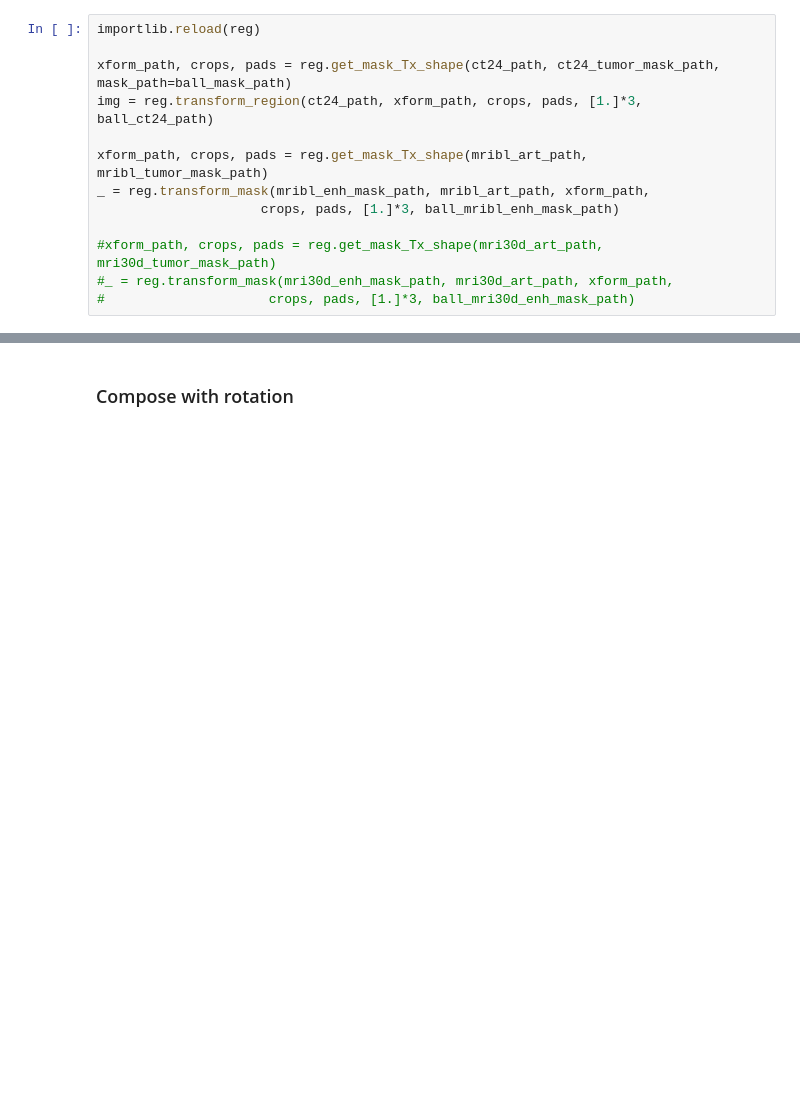
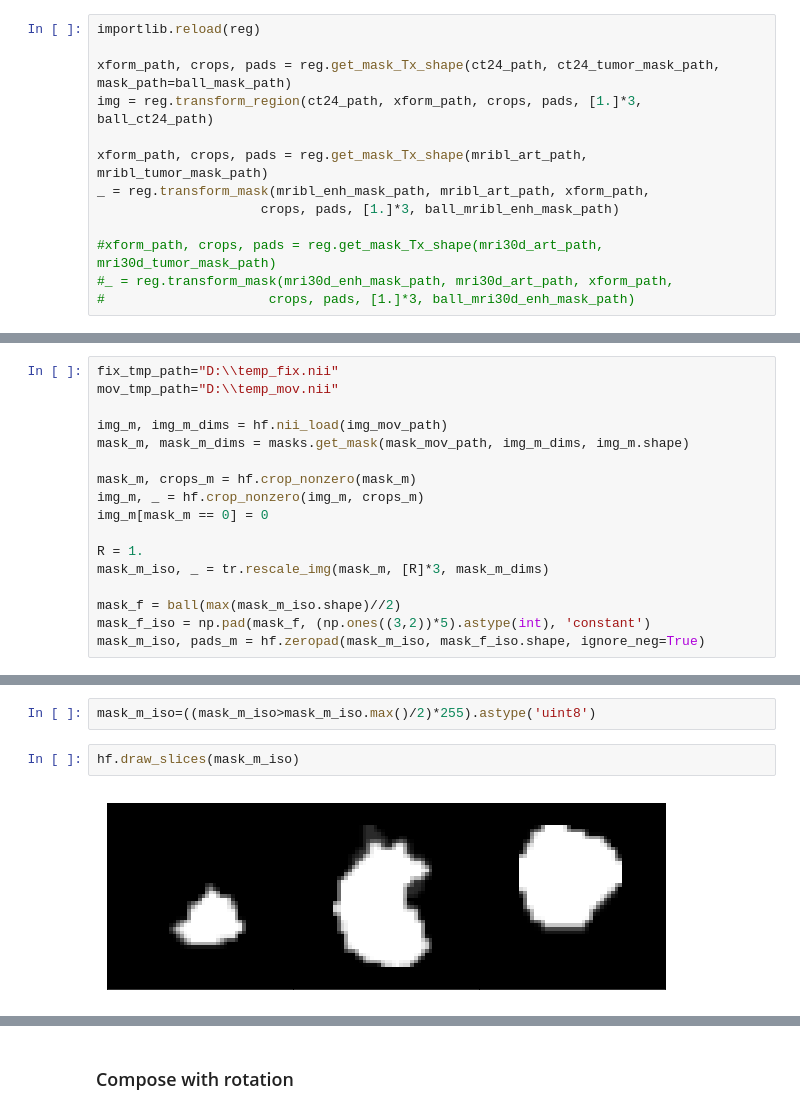
Before and after one commit to clintonjwang/lipiodol, a Jupyter notebook: data-retriever.ipynb, the cells around one changed output, grey strips where cells are left out. Drawn from its saved outputs; the diff is of its cells as text; blank space fills up the shorter version.

```diff
--- a/data-retriever.ipynb
+++ b/data-retriever.ipynb
@@ -204,0 +285,17 @@ img, dims = hf.nii_load("D:\\temp_fix.nii")
+# %%
+fix_tmp_path="D:\\temp_fix.nii"
+mov_tmp_path="D:\\temp_mov.nii"
+
+img_m, img_m_dims = hf.nii_load(img_mov_path)
+mask_m, mask_m_dims = masks.get_mask(mask_mov_path, img_m_dims, img_m.shape)
+
+mask_m, crops_m = hf.crop_nonzero(mask_m)
+img_m, _ = hf.crop_nonzero(img_m, crops_m)
+img_m[mask_m == 0] = 0
+
+R = 1.
+mask_m_iso, _ = tr.rescale_img(mask_m, [R]*3, mask_m_dims)
+
+mask_f = ball(max(mask_m_iso.shape)//2)
+mask_f_iso = np.pad(mask_f, (np.ones((3,2))*5).astype(int), 'constant')
+mask_m_iso, pads_m = hf.zeropad(mask_m_iso, mask_f_iso.shape, ignore_neg=True)
@@ -204,0 +306,6 @@ img, dims = hf.nii_load("D:\\temp_fix.nii")
+# %%
+mask_m_iso=((mask_m_iso>mask_m_iso.max()/2)*255).astype('uint8')
+# %%
+hf.draw_slices(mask_m_iso)
+# %% [output]
+[figure, added]
```
Also changed, not shown: parts of 18 cells of this notebook.
